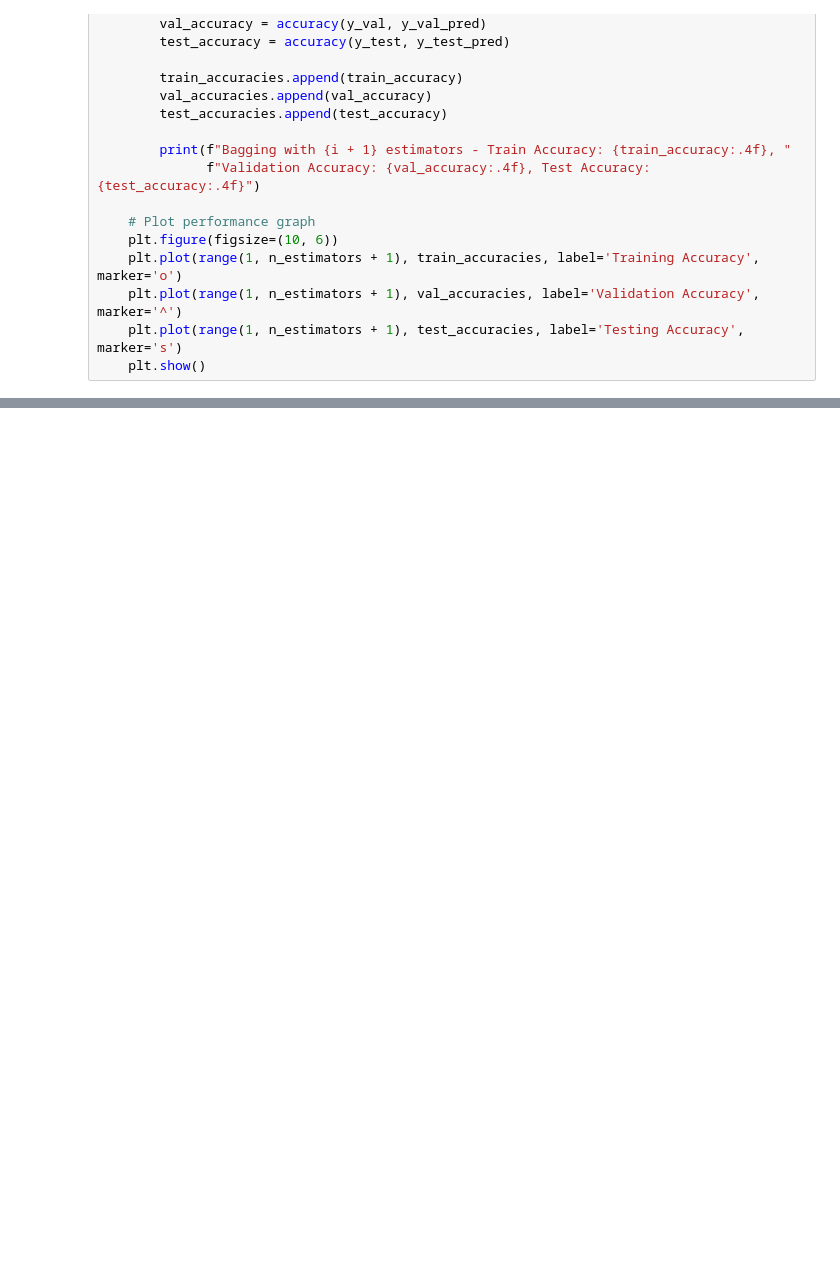
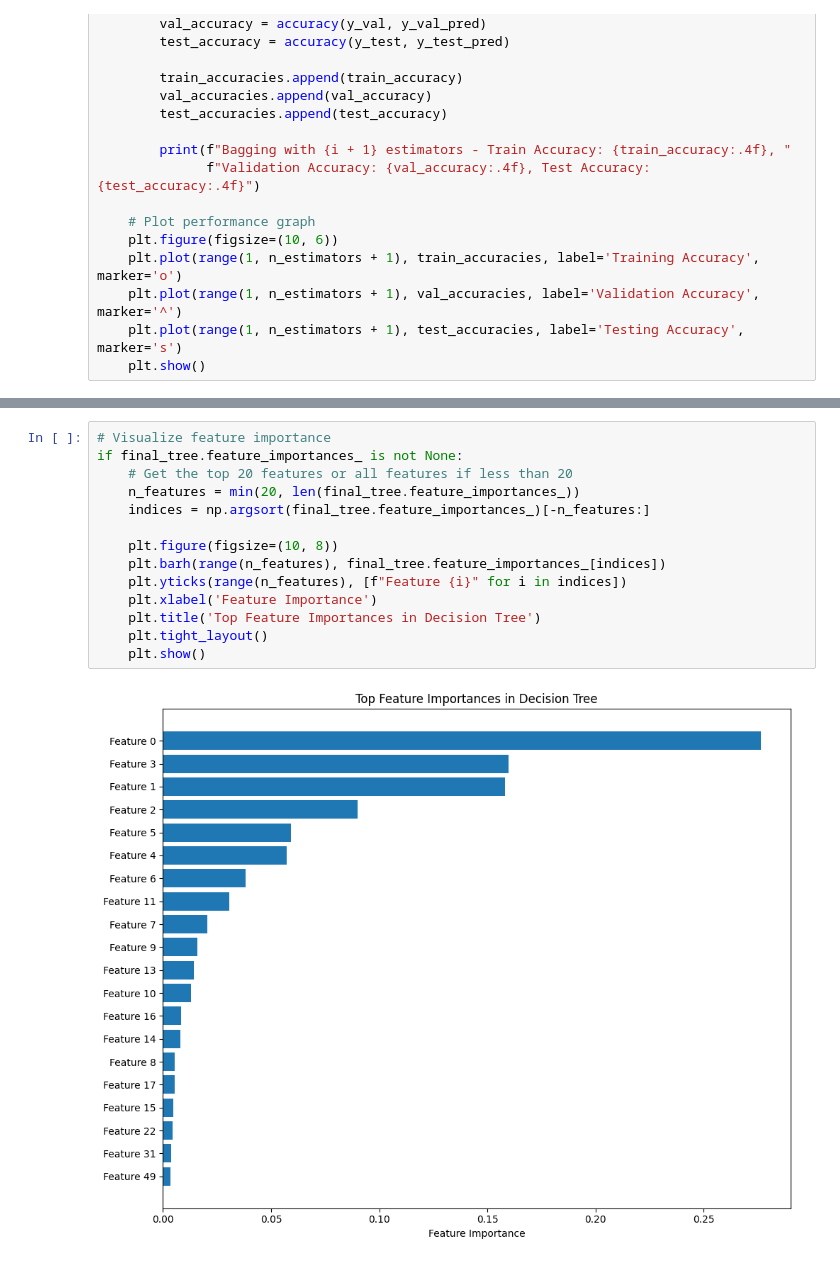
Before and after one commit to RepoRogue123/Linguistix, a Jupyter notebook: Decision_Tree/Decision_tree.ipynb, the cells around one changed output, grey strips where cells are left out. Cells and saved outputs as stored; diff of their text form; blank space fills up the shorter version.

```diff
--- a/Decision_Tree/Decision_tree.ipynb
+++ b/Decision_Tree/Decision_tree.ipynb
@@ -715,0 +758,16 @@ NameError: name 'X_train_enhanced' is not defined
+# %%
+# Visualize feature importance
+if final_tree.feature_importances_ is not None:
+    # Get the top 20 features or all features if less than 20
+    n_features = min(20, len(final_tree.feature_importances_))
+    indices = np.argsort(final_tree.feature_importances_)[-n_features:]
+
+    plt.figure(figsize=(10, 8))
+    plt.barh(range(n_features), final_tree.feature_importances_[indices])
+    plt.yticks(range(n_features), [f"Feature {i}" for i in indices])
+    plt.xlabel('Feature Importance')
+    plt.title('Top Feature Importances in Decision Tree')
+    plt.tight_layout()
+    plt.show()
+# %% [output]
+[figure, added]
```
Also changed, not shown: parts of 21 cells of this notebook.
